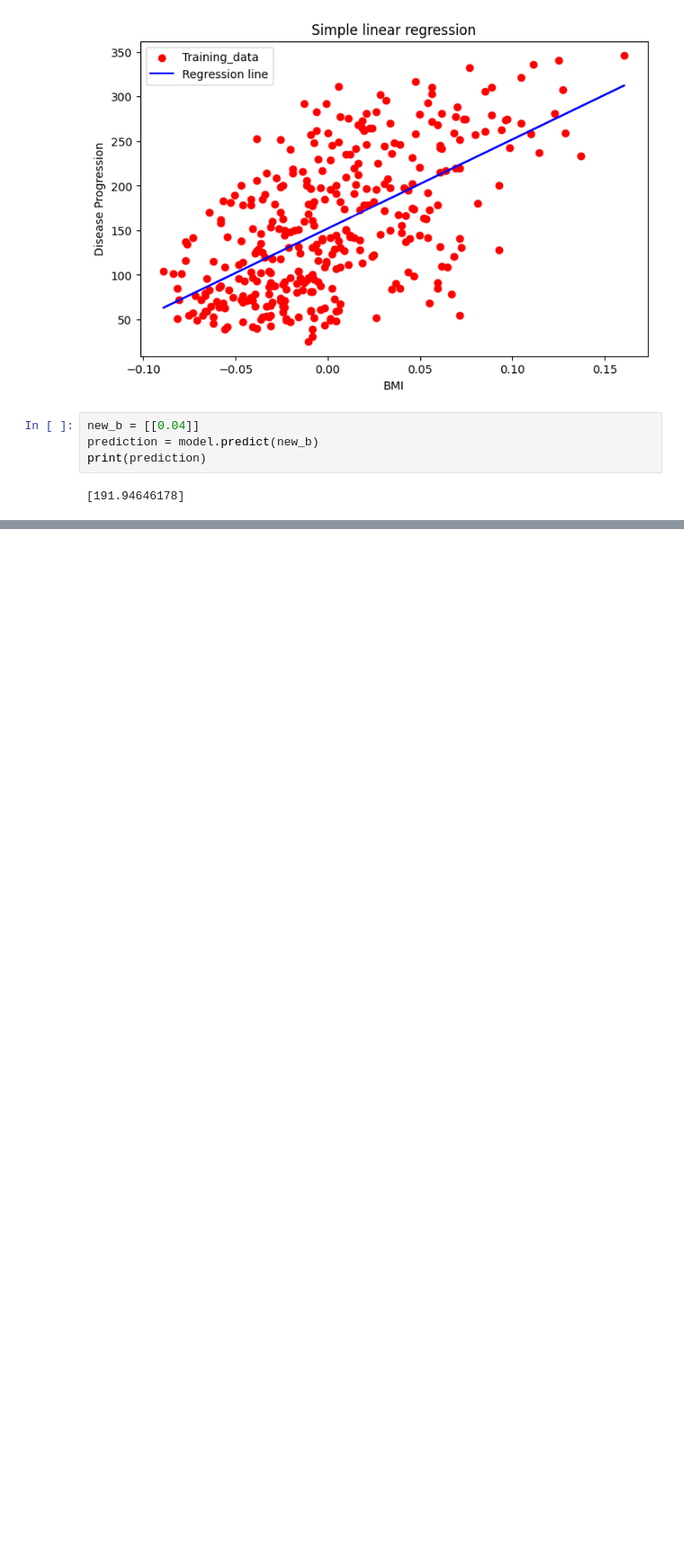
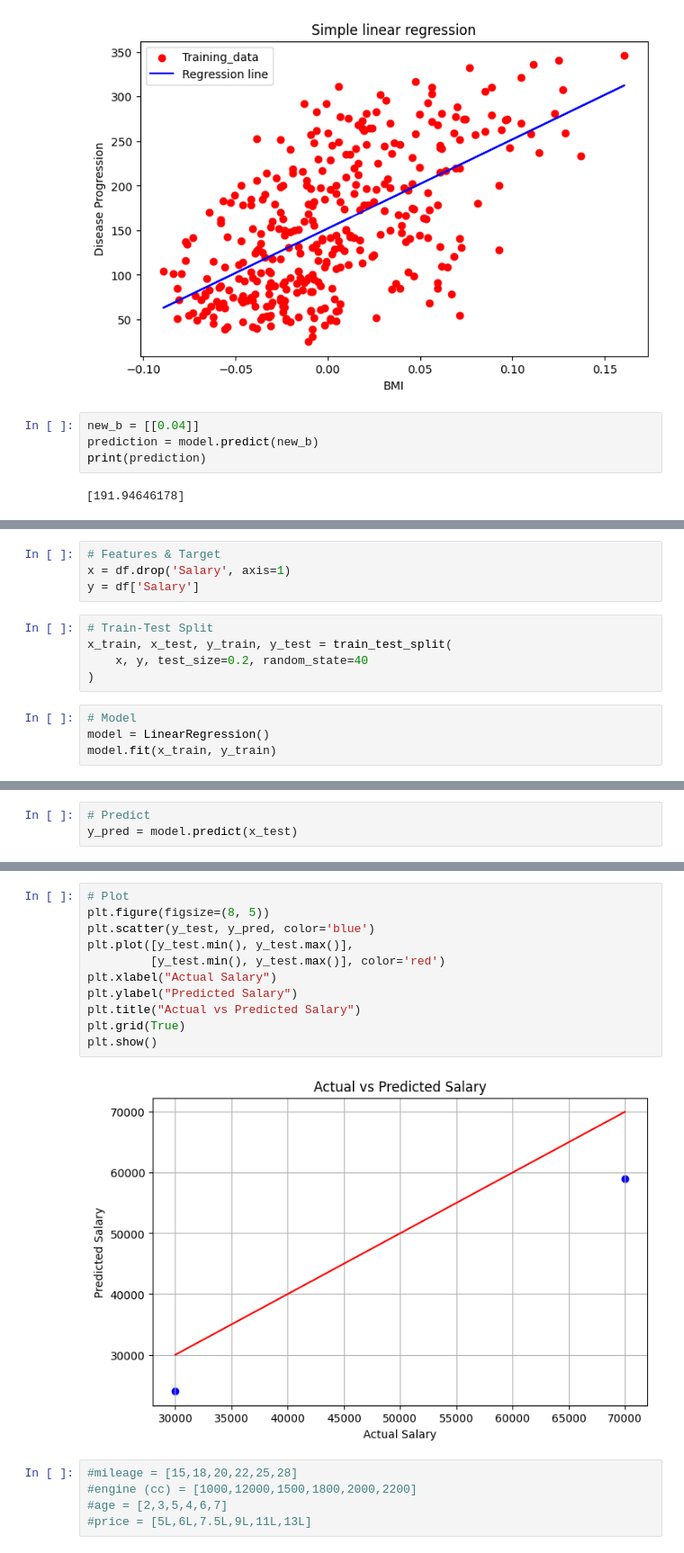
Before and after one commit to mayurbhunjwa-02/PBEL12, a Jupyter notebook: ML.ipynb, the cells around one changed output, grey strips where cells are left out. Shown at 90% size. Saved outputs shown, nothing was run; the diff lists cells and outputs as text; blank space fills up the shorter version.

```diff
--- a/ML.ipynb
+++ b/ML.ipynb
@@ -338,0 +760,13 @@ Predicted Marks: 67.5
+# %%
+# Features & Target
+x = df.drop('Salary', axis=1)
+y = df['Salary']
+# %%
+# Train-Test Split
+x_train, x_test, y_train, y_test = train_test_split(
+    x, y, test_size=0.2, random_state=40
+)
+# %%
+# Model
+model = LinearRegression()
+model.fit(x_train, y_train)
@@ -338,0 +775,3 @@ Predicted Marks: 67.5
+# %%
+# Predict
+y_pred = model.predict(x_test)
@@ -338,0 +804,18 @@ Predicted Marks: 67.5
+# %%
+# Plot
+plt.figure(figsize=(8, 5))
+plt.scatter(y_test, y_pred, color='blue')
+plt.plot([y_test.min(), y_test.max()],
+         [y_test.min(), y_test.max()], color='red')
+plt.xlabel("Actual Salary")
+plt.ylabel("Predicted Salary")
+plt.title("Actual vs Predicted Salary")
+plt.grid(True)
+plt.show()
+# %% [output]
+[figure, added]
+# %%
+#mileage = [15,18,20,22,25,28]
+#engine (cc) = [1000,12000,1500,1800,2000,2200]
+#age = [2,3,5,4,6,7]
+#price = [5L,6L,7.5L,9L,11L,13L]
```
Also changed, not shown: parts of 94 cells of this notebook.
